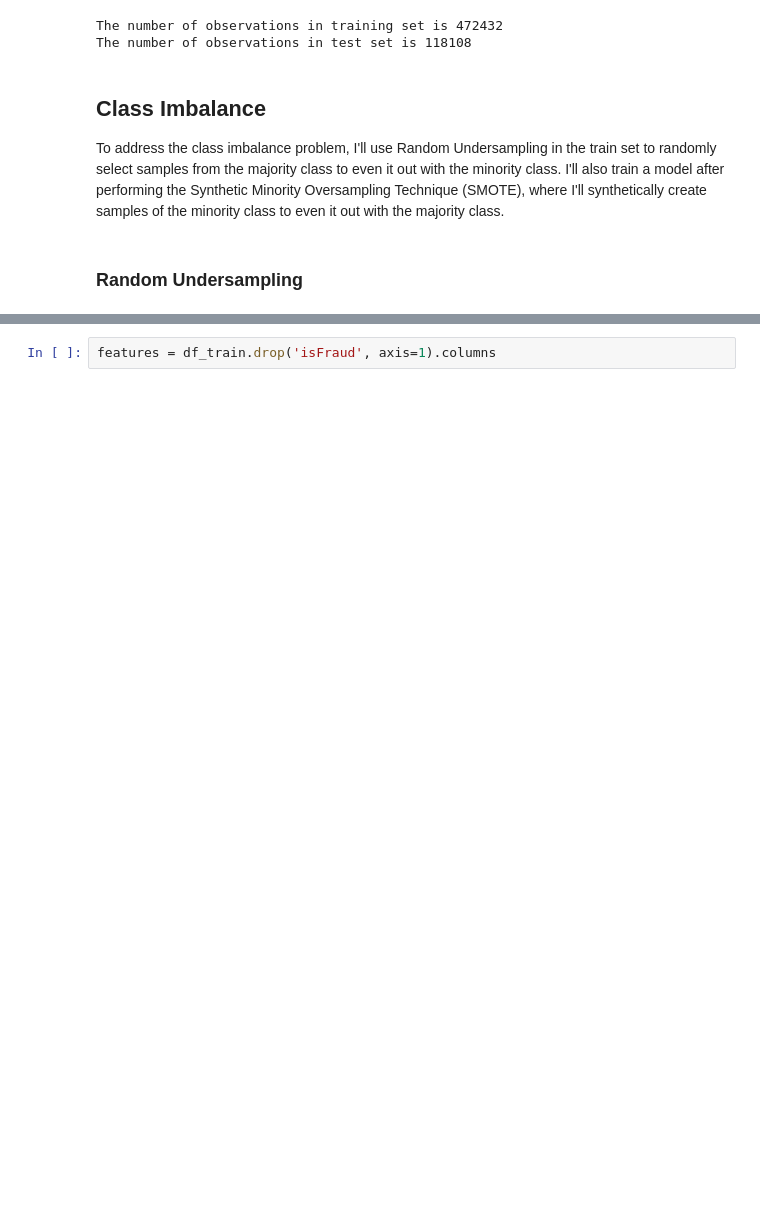
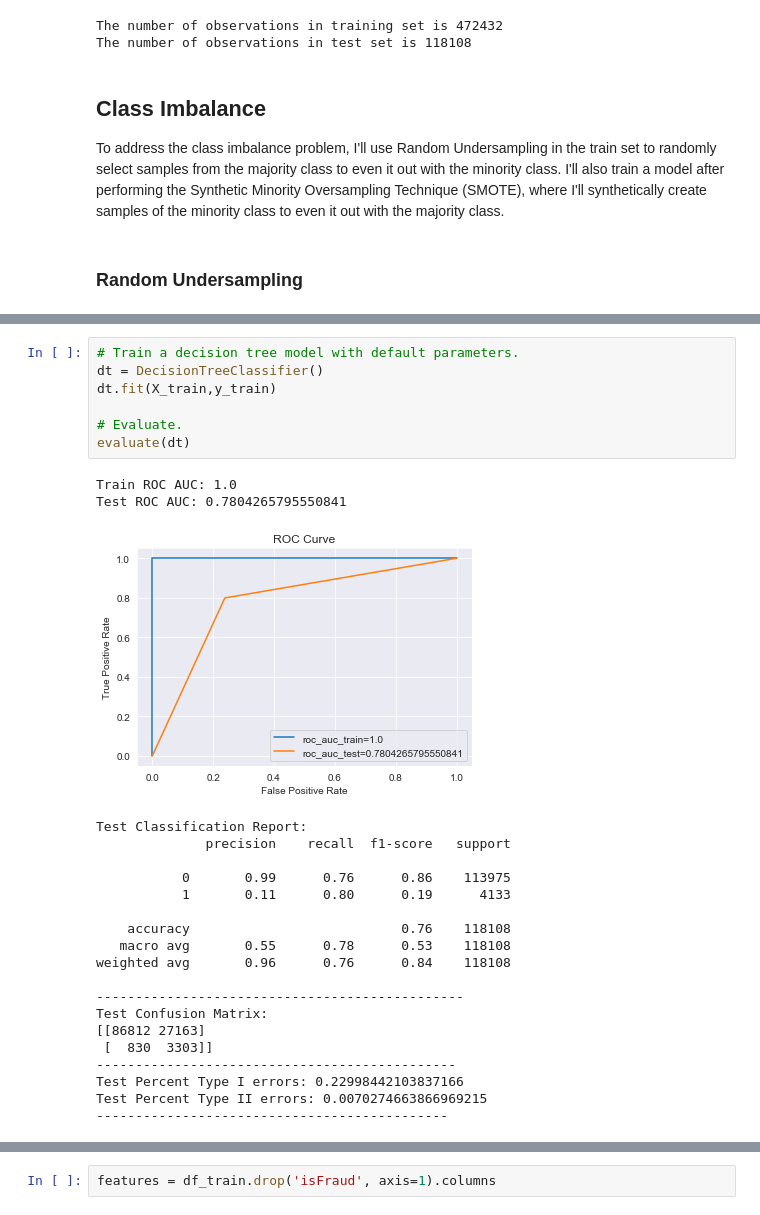
Before and after one commit to anikoloff/fraud_detection, a Jupyter notebook: fraud_detection.ipynb, the cells around one changed output, grey strips where cells are left out. Drawn from its saved outputs; the diff is of its cells as text; blank space fills up the shorter version.

```diff
--- a/fraud_detection.ipynb
+++ b/fraud_detection.ipynb
@@ -803,0 +843,29 @@ I'll work with Decision Tree and ensemble models such as Gradient Boosting and R
+# %%
+# Train a decision tree model with default parameters.
+dt = DecisionTreeClassifier()
+dt.fit(X_train,y_train)
+
+# Evaluate.
+evaluate(dt)
+# %% [output]
+Train ROC AUC: 1.0
+Test ROC AUC: 0.7804265795550841
+[figure, added]
+Test Classification Report:
+              precision    recall  f1-score   support
+
+           0       0.99      0.76      0.86    113975
+           1       0.11      0.80      0.19      4133
+
+    accuracy                           0.76    118108
+   macro avg       0.55      0.78      0.53    118108
+weighted avg       0.96      0.76      0.84    118108
+
+-----------------------------------------------
+Test Confusion Matrix:
+[[86812 27163]
+ [  830  3303]]
+----------------------------------------------
+Test Percent Type I errors: 0.22998442103837166
+Test Percent Type II errors: 0.0070274663866969215
+---------------------------------------------
```
Also changed, not shown: parts of 64 cells of this notebook, 1 other file.
